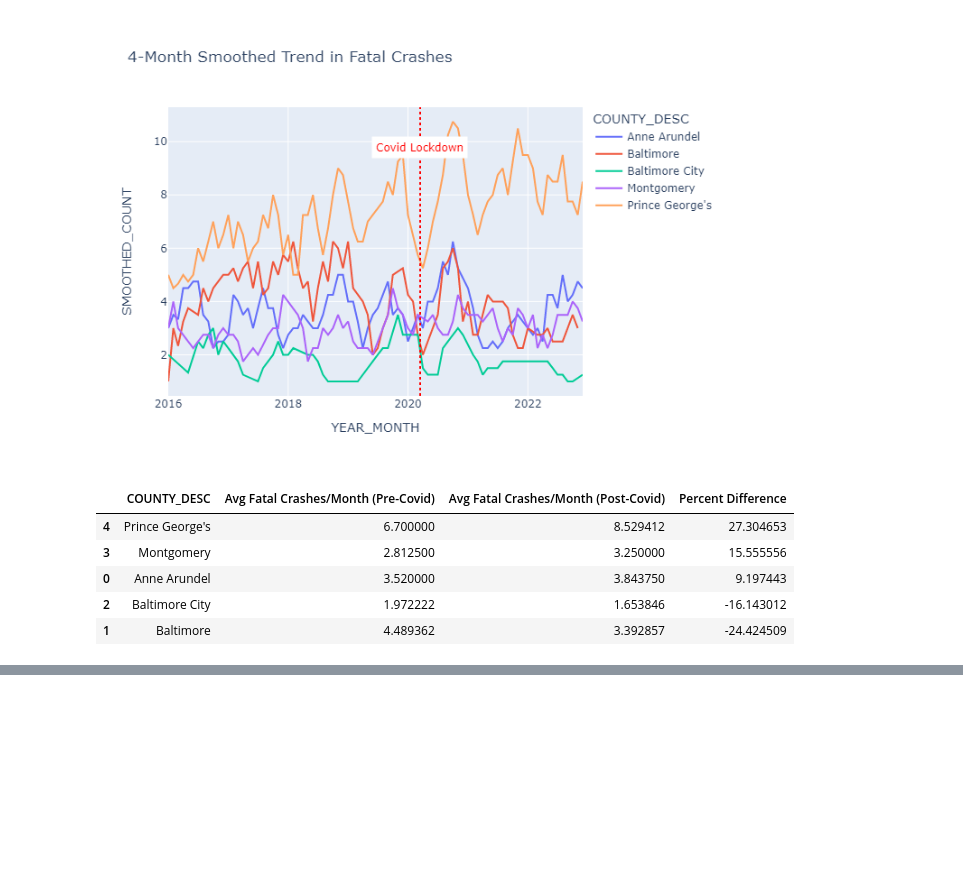
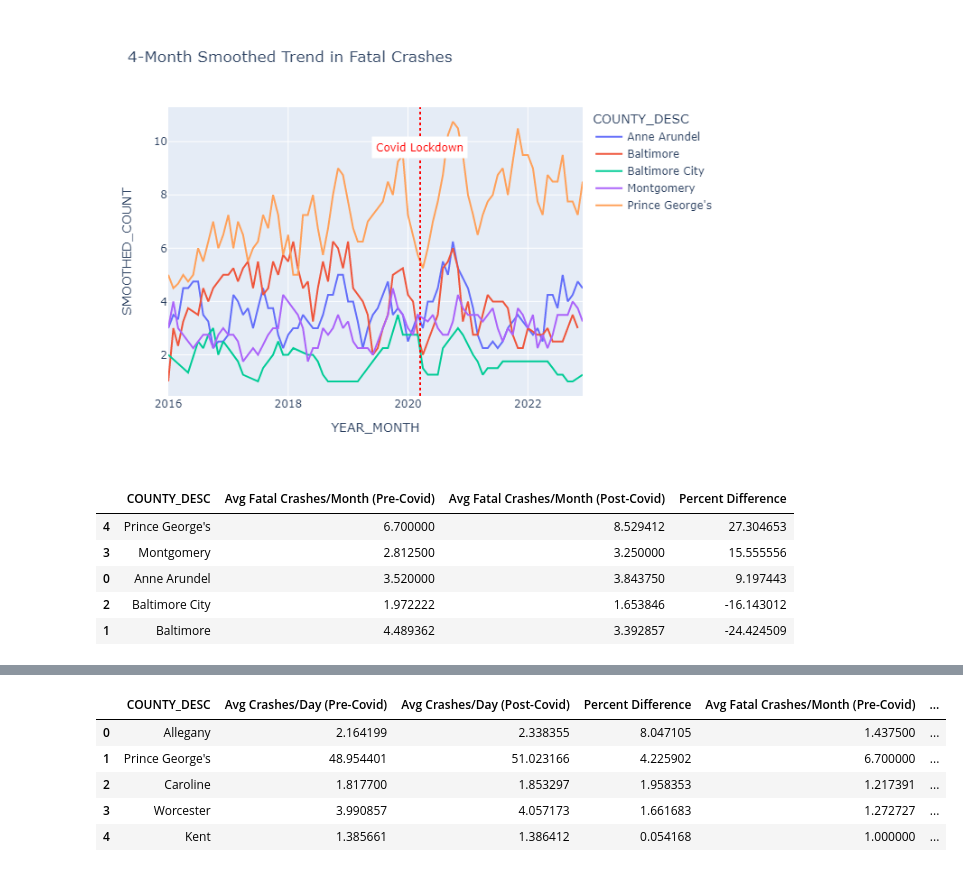
Before and after one commit to ballard11/Medium, a Jupyter notebook: Maryland_Car_Crashes/Maryland Car Crashes.ipynb, the cells around one changed output, grey strips where cells are left out. Saved outputs shown, nothing was run; the diff lists cells and outputs as text; code cells hidden in the pictures; blank space fills up the shorter version.

```diff
--- a/Maryland_Car_Crashes/Maryland Car Crashes.ipynb
+++ b/Maryland_Car_Crashes/Maryland Car Crashes.ipynb
@@ -228,0 +368,10 @@ merged_fatal.style.bar(subset=['Percent Difference'], color='#d65f5f')
+# %%
+final_df = merged.merge(merged_fatal, on='COUNTY_DESC', how='left')
+final_df.head()
+# %% [output]
+|  | COUNTY_DESC | Avg Crashes/Day (Pre-Covid) | Avg Crashes/Day (Post-Covid) | Percent Difference | Avg Fatal Crashes/Month (Pre-Covid) | ... |
+| 0 | Allegany | 2.164199 | 2.338355 | 8.047105 | 1.437500 | ... |
+| 1 | Prince George's | 48.954401 | 51.023166 | 4.225902 | 6.700000 | ... |
+| 2 | Caroline | 1.817700 | 1.853297 | 1.958353 | 1.217391 | ... |
+| 3 | Worcester | 3.990857 | 4.057173 | 1.661683 | 1.272727 | ... |
+| 4 | Kent | 1.385661 | 1.386412 | 0.054168 | 1.000000 | ... |
```
Also changed, not shown: parts of 14 cells of this notebook, 5 other files.
